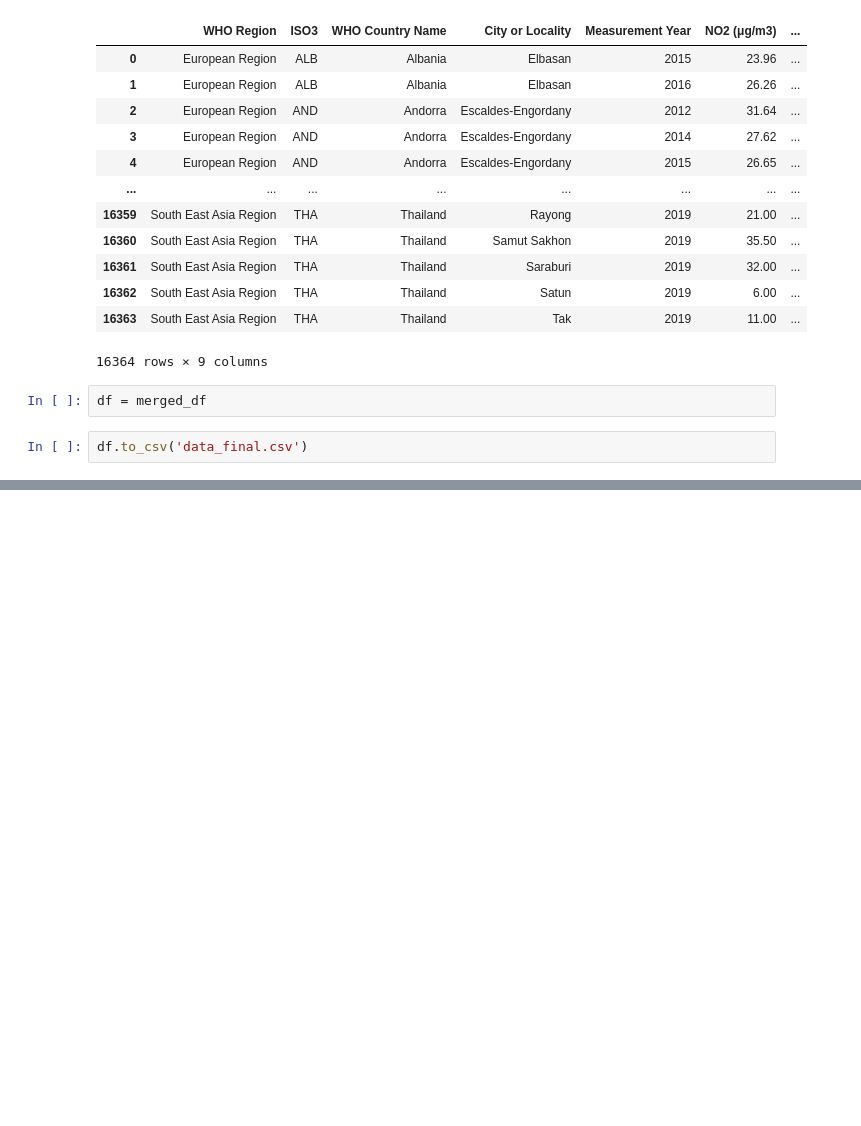
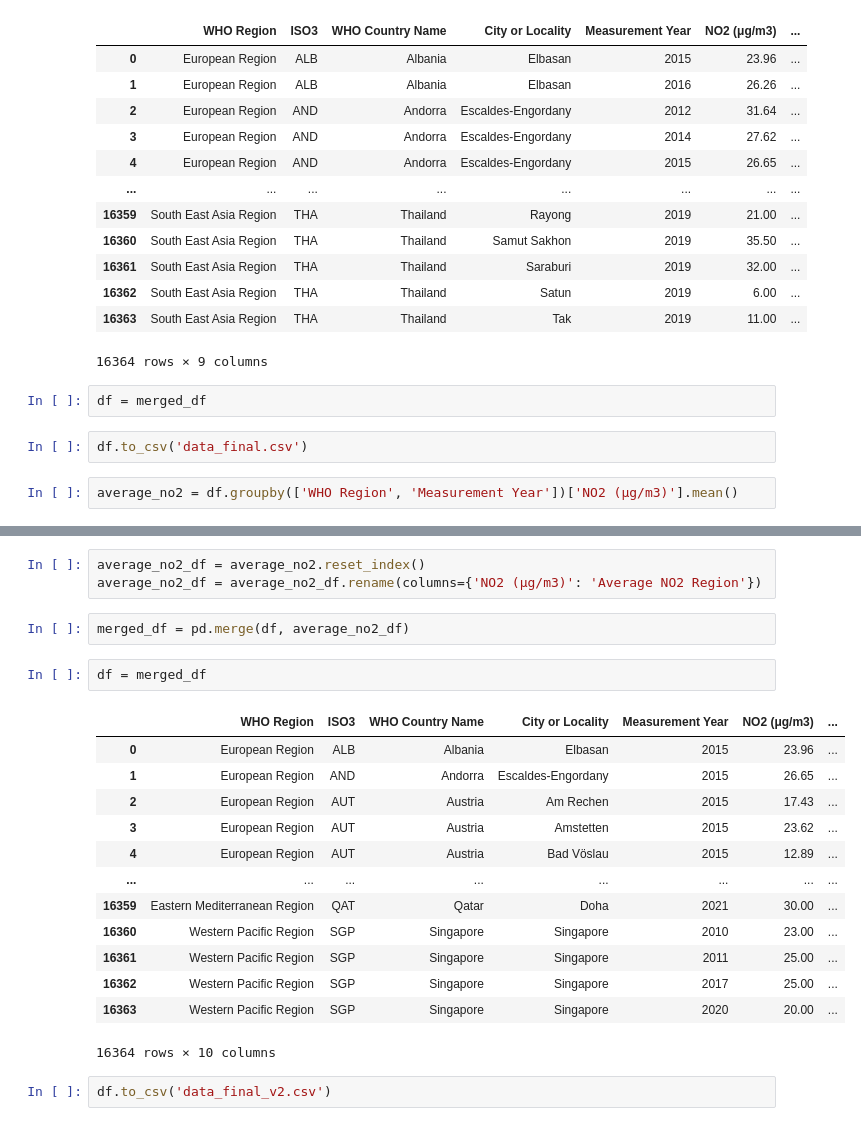
Before and after one commit to dheerajoruganty/5100Project, a Jupyter notebook: dataclean.ipynb, the cells around one changed output, grey strips where cells are left out. Cells and saved outputs as stored; diff of their text form; blank space fills up the shorter version.

Commit message:
Added NO2 average by region

```diff
--- a/dataclean.ipynb
+++ b/dataclean.ipynb
@@ -173,3 +173,5 @@ merged_df
 df = merged_df
 # %%
 df.to_csv('data_final.csv')
+# %%
+average_no2 = df.groupby(['WHO Region', 'Measurement Year'])['NO2 (μg/m3)'].mean()
@@ -175,0 +198,23 @@ df.to_csv('data_final.csv')
+# %%
+average_no2_df = average_no2.reset_index()
+average_no2_df = average_no2_df.rename(columns={'NO2 (μg/m3)': 'Average NO2 Region'})
+# %%
+merged_df = pd.merge(df, average_no2_df)
+# %%
+df = merged_df
+# %% [output]
+|  | WHO Region | ISO3 | WHO Country Name | City or Locality | Measurement Year | NO2 (μg/m3) | ... |
+| 0 | European Region | ALB | Albania | Elbasan | 2015 | 23.96 | ... |
+| 1 | European Region | AND | Andorra | Escaldes-Engordany | 2015 | 26.65 | ... |
+| 2 | European Region | AUT | Austria | Am Rechen | 2015 | 17.43 | ... |
+| 3 | European Region | AUT | Austria | Amstetten | 2015 | 23.62 | ... |
+| 4 | European Region | AUT | Austria | Bad Vöslau | 2015 | 12.89 | ... |
+| ... | ... | ... | ... | ... | ... | ... | ... |
+| 16359 | Eastern Mediterranean Region | QAT | Qatar | Doha | 2021 | 30.00 | ... |
+| 16360 | Western Pacific Region | SGP | Singapore | Singapore | 2010 | 23.00 | ... |
+| 16361 | Western Pacific Region | SGP | Singapore | Singapore | 2011 | 25.00 | ... |
+| 16362 | Western Pacific Region | SGP | Singapore | Singapore | 2017 | 25.00 | ... |
+| 16363 | Western Pacific Region | SGP | Singapore | Singapore | 2020 | 20.00 | ... |
+16364 rows × 10 columns
+# %%
+df.to_csv('data_final_v2.csv')
```
Also changed, not shown: parts of 1 cell of this notebook, 1 other file.
